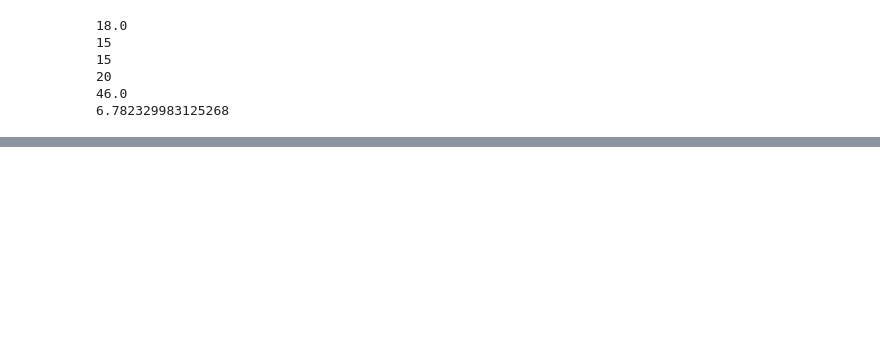
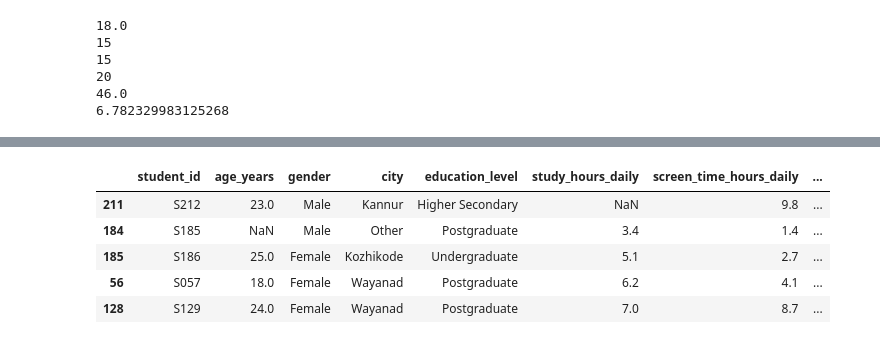
Before and after one commit to fayaspsulfikkar/daily-ml-practice, a Jupyter notebook: Learning/Paper 1/Phase 3/Practicing_Maths.ipynb, the cells around one changed output, grey strips where cells are left out. Saved outputs shown, nothing was run; the diff lists cells and outputs as text; code cells hidden in the pictures; blank space fills up the shorter version.

```diff
--- a/Learning/Paper 1/Phase 3/Practicing_Maths.ipynb
+++ b/Learning/Paper 1/Phase 3/Practicing_Maths.ipynb
@@ -59,0 +244,9 @@ print(sdev(data))
+# %%
+df.sample(5)
+# %% [output]
+|  | student_id | age_years | gender | city | education_level | study_hours_daily | screen_time_hours_daily | ... |
+| 211 | S212 | 23.0 | Male | Kannur | Higher Secondary | NaN | 9.8 | ... |
+| 184 | S185 | NaN | Male | Other | Postgraduate | 3.4 | 1.4 | ... |
+| 185 | S186 | 25.0 | Female | Kozhikode | Undergraduate | 5.1 | 2.7 | ... |
+| 56 | S057 | 18.0 | Female | Wayanad | Postgraduate | 6.2 | 4.1 | ... |
+| 128 | S129 | 24.0 | Female | Wayanad | Postgraduate | 7.0 | 8.7 | ... |
```
Also changed, not shown: parts of 33 cells of this notebook, 6 other files.
